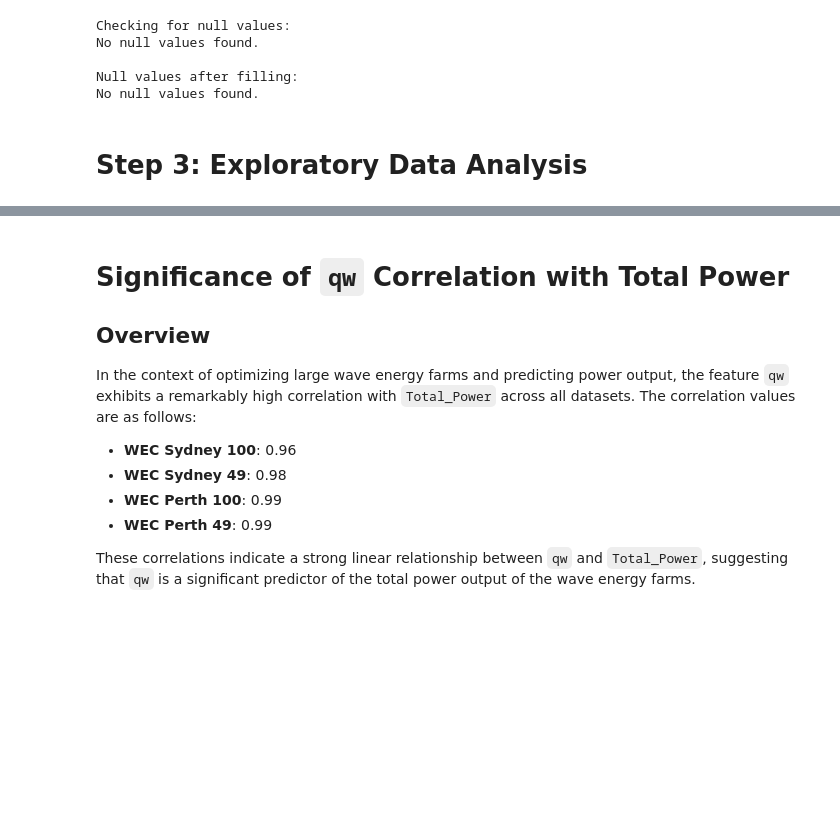
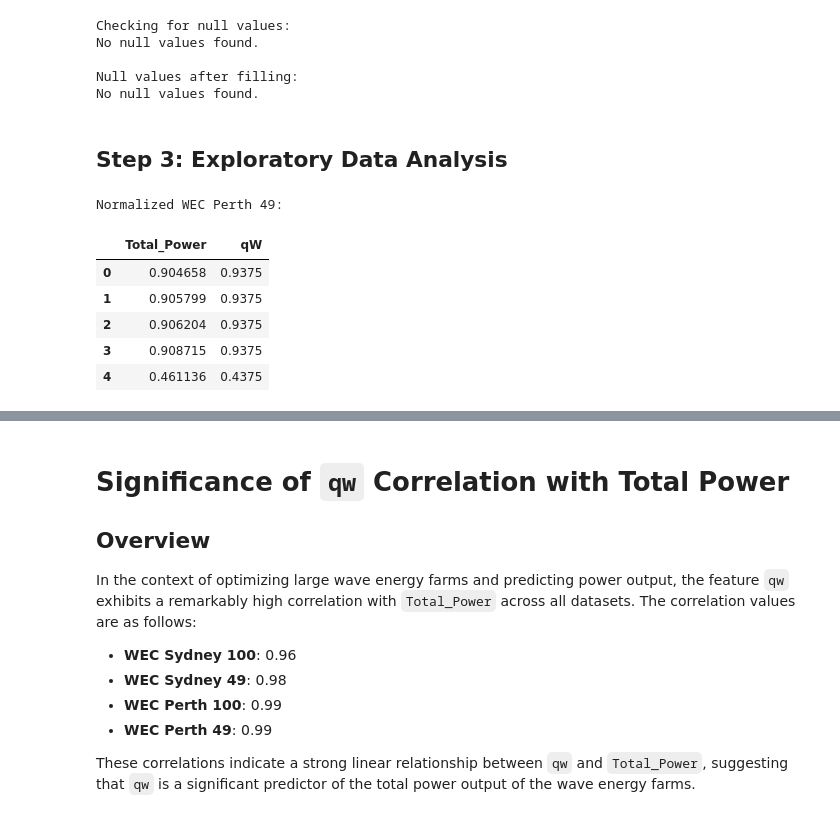
Before and after one commit to Kevinobote/WEC, a Jupyter notebook: WEC.ipynb, the cells around one changed output, grey strips where cells are left out. Saved outputs shown, nothing was run; the diff lists cells and outputs as text; code cells hidden in the pictures; blank space fills up the shorter version.

```diff
--- a/WEC.ipynb
+++ b/WEC.ipynb
@@ -365,4 +385,4 @@ No null values found.
 Null values after filling:
 No null values found.
 # %% [markdown]
-# Step 3: Exploratory Data Analysis
+## Step 3: Exploratory Data Analysis
@@ -368,0 +418,14 @@ No null values found.
+# %%
+# Verifying the results of the normalized data
+
+# Display the first few rows of each normalized dataset
+print("Normalized WEC Perth 49:")
+normalized_perth_49.head()
+# %% [output]
+Normalized WEC Perth 49:
+|  | Total_Power | qW |
+| 0 | 0.904658 | 0.9375 |
+| 1 | 0.905799 | 0.9375 |
+| 2 | 0.906204 | 0.9375 |
+| 3 | 0.908715 | 0.9375 |
+| 4 | 0.461136 | 0.4375 |
```
Also changed, not shown: parts of 29 cells of this notebook.
